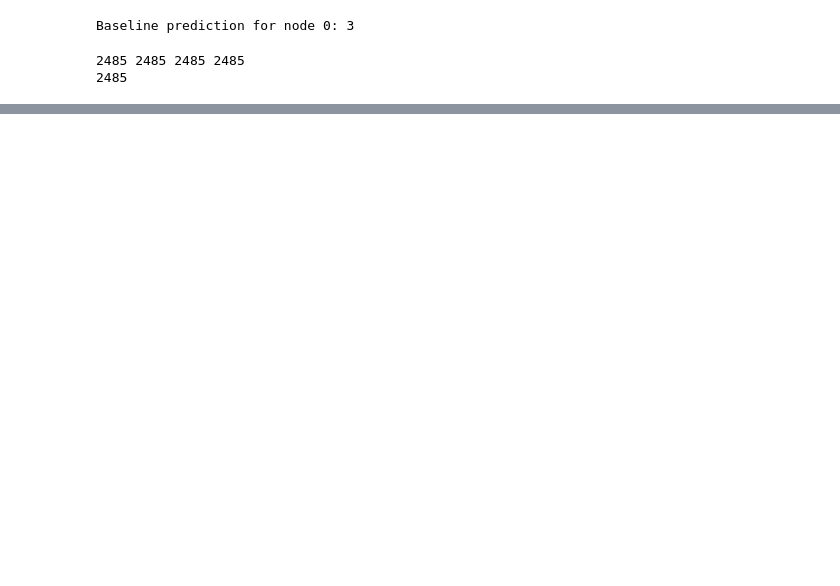
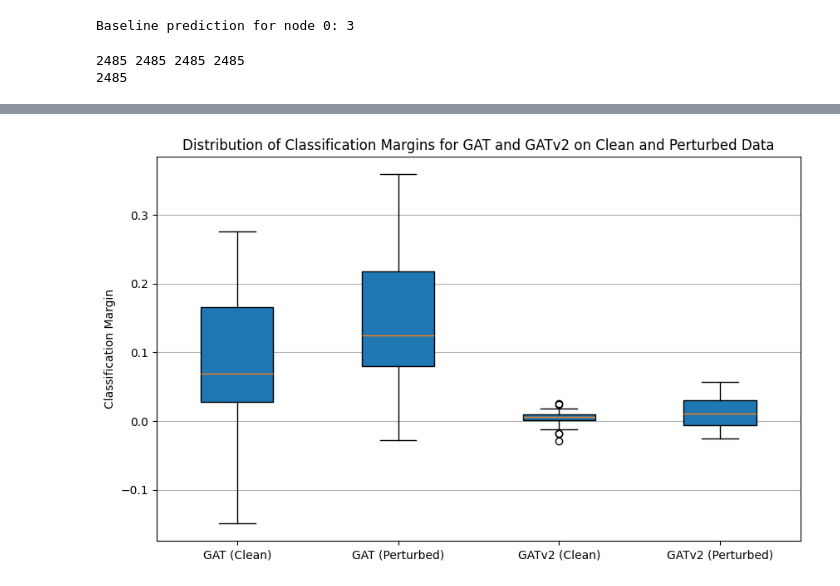
Before and after one commit to KarlRisager/ATDL_A3, a Jupyter notebook: adv_attack.ipynb, the cells around one changed output, grey strips where cells are left out. Saved outputs shown, nothing was run; the diff lists cells and outputs as text; code cells hidden in the pictures; blank space fills up the shorter version.

```diff
--- a/adv_attack.ipynb
+++ b/adv_attack.ipynb
@@ -534,0 +621,26 @@ plot_class_distributions(class_distributions_gatv2_clean, class_distributions_ga
+# %%
+# Flatten each list of classification margins across nodes
+data = [
+    np.concatenate(classification_margins_gat_clean_all).ravel(),
+    np.concatenate(classification_margins_gat_perturbed_all).ravel(),
+    np.concatenate(classification_margins_gatv2_clean_all).ravel(),
+    np.concatenate(classification_margins_gatv2_perturbed_all).ravel()
+]
+
+labels = [
+    'GAT (Clean)',
+    'GAT (Perturbed)',
+    'GATv2 (Clean)',
+    'GATv2 (Perturbed)'
+]
+
+# Create the box plot
+plt.figure(figsize=(10, 6))
+plt.boxplot(data, labels=labels, patch_artist=True)
+plt.ylabel('Classification Margin')
+plt.title('Distribution of Classification Margins for GAT and GATv2 on Clean and Perturbed Data')
+plt.grid(axis='y')
+
+plt.show()
+# %% [output]
+[figure, added]
```
Also changed, not shown: parts of 11 cells of this notebook.
